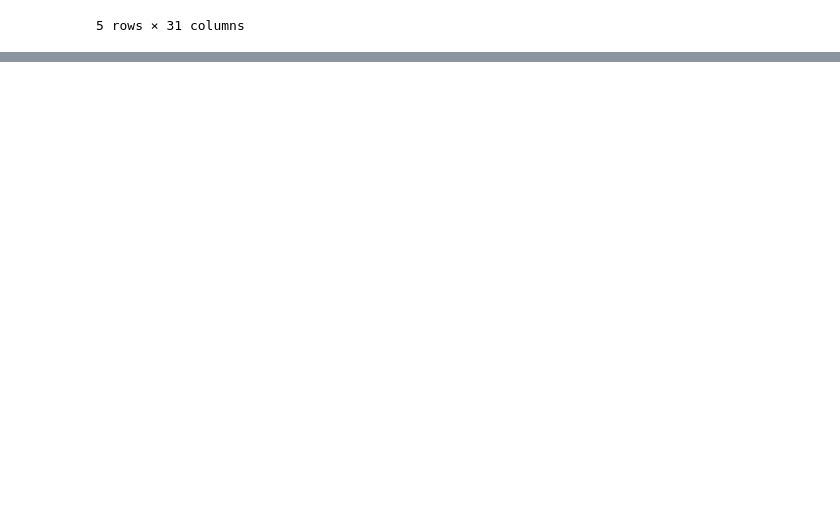
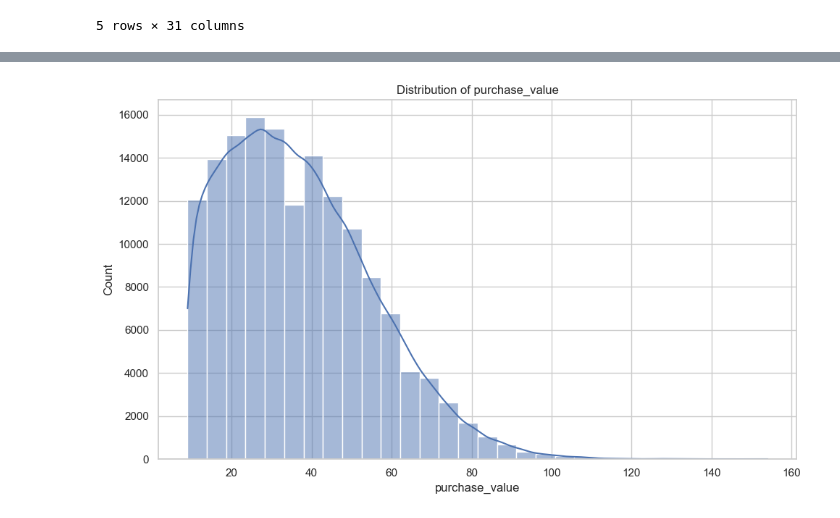
Before and after one commit to mubarek4566/Fraud-Detection-Ecommerce-Banking, a Jupyter notebook: notebooks/main.ipynb, the cells around one changed output, grey strips where cells are left out. Drawn from its saved outputs; the diff is of its cells as text; code cells hidden in the pictures; blank space fills up the shorter version.

Commit message:
Performing EDA such Univariate and bivariate analysis

```diff
--- a/notebooks/main.ipynb
+++ b/notebooks/main.ipynb
@@ -47,0 +116,3 @@ df_fraud.head()
+# %%
+# Convert ip_address from float to int
+df_fraud['ip_address'] = df_fraud['ip_address'].astype('int64')
@@ -47,0 +127,4 @@ df_fraud.head()
+# %%
+univariate_analysis(df_fraud, "purchase_value")
+# %% [output]
+[figure, added]
```
Also changed, not shown: parts of 21 cells of this notebook, 1 other file.
